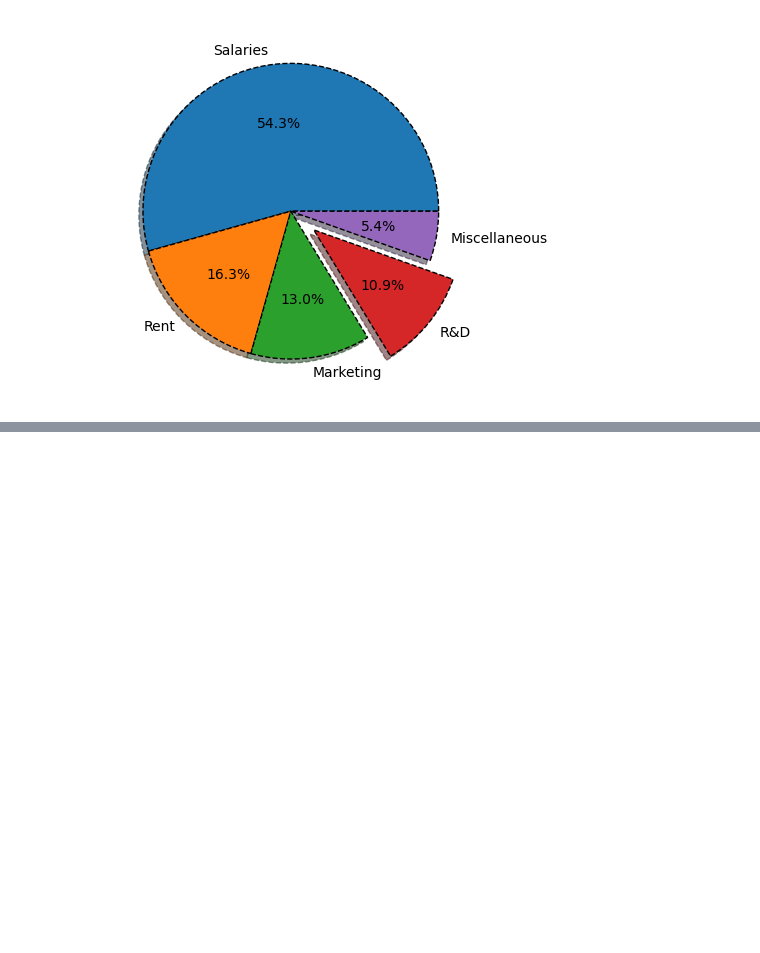
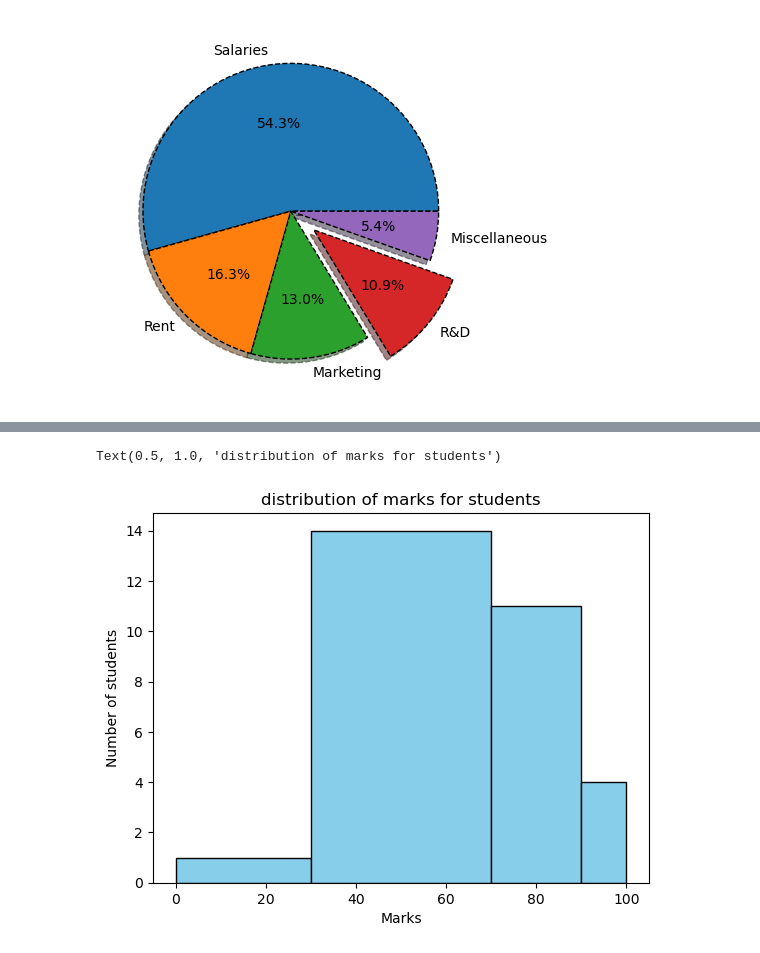
Before and after one commit to OMPRAKASH261/Prime-AI_ML_DS, a Jupyter notebook: DataVisualization/matplotlib_tutorial.ipynb, the cells around one changed output, grey strips where cells are left out. Saved outputs shown, nothing was run; the diff lists cells and outputs as text; code cells hidden in the pictures; blank space fills up the shorter version.

```diff
--- a/DataVisualization/matplotlib_tutorial.ipynb
+++ b/DataVisualization/matplotlib_tutorial.ipynb
@@ -347,0 +384,14 @@ plt.show()
+# %%
+marks = [
+    25, 38, 42, 55, 61, 67, 72, 78, 83, 88,
+    91, 95, 47, 53, 59, 64, 69, 74, 79, 85,
+    92, 97, 33, 45, 58, 62, 71, 76, 81, 89
+]
+plt.hist(marks, color="skyblue", edgecolor="black", bins=bins)
+
+plt.ylabel("Number of students")
+plt.xlabel("Marks")
+plt.title("distribution of marks for students")
+# %% [output]
+Text(0.5, 1.0, 'distribution of marks for students')
+[figure, added]
```
Also changed, not shown: parts of 2 cells of this notebook.
